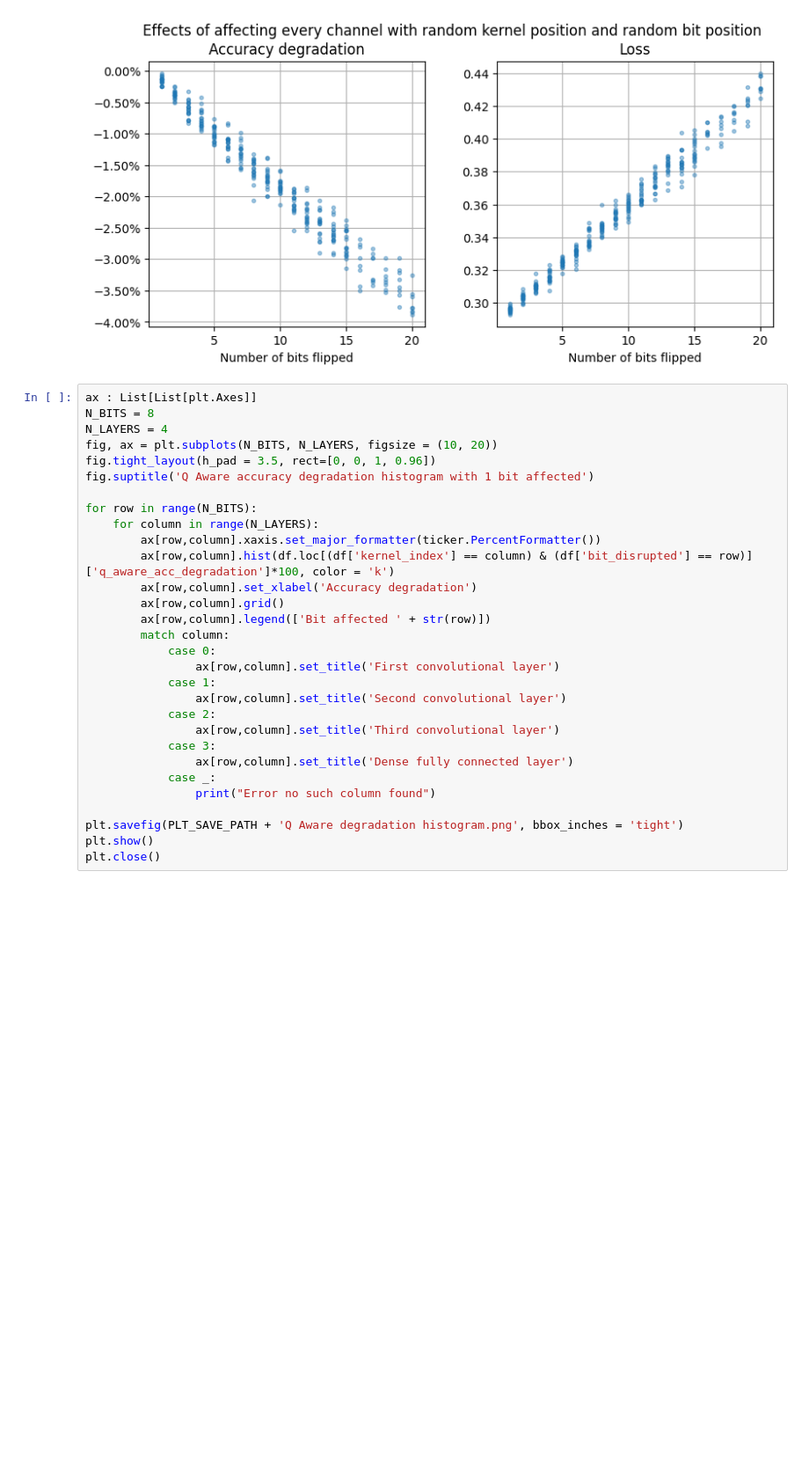
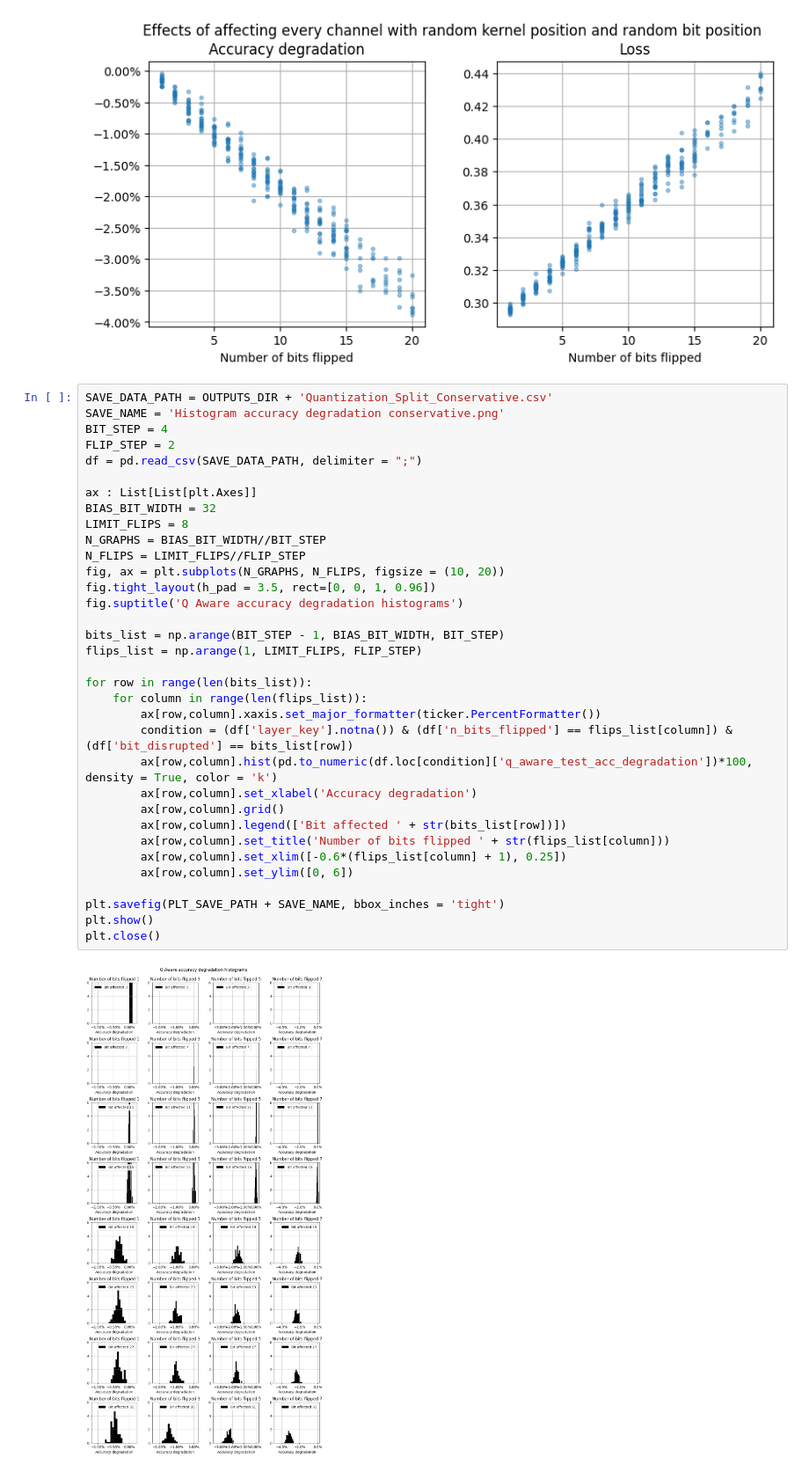
Before and after one commit to Rossbert/Master-Project-Quantization, a Jupyter notebook: Test_Quantization_Plot_Split.ipynb, the cells around one changed output. Shown at 88% size. Saved outputs shown, nothing was run; the diff lists cells and outputs as text; blank space fills up the shorter version.

```diff
--- a/Test_Quantization_Plot_Split.ipynb
+++ b/Test_Quantization_Plot_Split.ipynb
@@ -139,33 +164,39 @@ plt.close()
 # %% [output]
 [figure]
 # %%
+SAVE_DATA_PATH = OUTPUTS_DIR + 'Quantization_Split_Conservative.csv'
+SAVE_NAME = 'Histogram accuracy degradation conservative.png'
+BIT_STEP = 4
+FLIP_STEP = 2
+df = pd.read_csv(SAVE_DATA_PATH, delimiter = ";")
+
 ax : List[List[plt.Axes]]
-N_BITS = 8
-N_LAYERS = 4
-fig, ax = plt.subplots(N_BITS, N_LAYERS, figsize = (10, 20))
+BIAS_BIT_WIDTH = 32
+LIMIT_FLIPS = 8
+N_GRAPHS = BIAS_BIT_WIDTH//BIT_STEP
+N_FLIPS = LIMIT_FLIPS//FLIP_STEP
+fig, ax = plt.subplots(N_GRAPHS, N_FLIPS, figsize = (10, 20))
 fig.tight_layout(h_pad = 3.5, rect=[0, 0, 1, 0.96])
-fig.suptitle('Q Aware accuracy degradation histogram with 1 bit affected')
+fig.suptitle('Q Aware accuracy degradation histograms')
 
-for row in range(N_BITS):
-    for column in range(N_LAYERS):
+bits_list = np.arange(BIT_STEP - 1, BIAS_BIT_WIDTH, BIT_STEP)
+flips_list = np.arange(1, LIMIT_FLIPS, FLIP_STEP)
+
+for row in range(len(bits_list)):
+    for column in range(len(flips_list)):
         ax[row,column].xaxis.set_major_formatter(ticker.PercentFormatter())
-        ax[row,column].hist(df.loc[(df['kernel_index'] == column) & (df['bit_disrupted'] == row)]['q_aware_acc_degradation']*100, color = 'k')
+        condition = (df['layer_key'].notna()) & (df['n_bits_flipped'] == flips_list[column]) & (df['bit_disrupted'] == bits_list[row])
+        ax[row,column].hist(pd.to_numeric(df.loc[condition]['q_aware_test_acc_degradation'])*100, density = True, color = 'k')
         ax[row,column].set_xlabel('Accuracy degradation')
         ax[row,column].grid()
-        ax[row,column].legend(['Bit affected ' + str(row)])
-        match column:
-            case 0:
-                ax[row,column].set_title('First convolutional layer')
-            case 1:
-                ax[row,column].set_title('Second convolutional layer')
-            case 2:
-                ax[row,column].set_title('Third convolutional layer')
-            case 3:
-                ax[row,column].set_title('Dense fully connected layer')
-            case _:
-                print("Error no such column found")
+        ax[row,column].legend(['Bit affected ' + str(bits_list[row])])
+        ax[row,column].set_title('Number of bits flipped ' + str(flips_list[column]))
+        ax[row,column].set_xlim([-0.6*(flips_list[column] + 1), 0.25])
+        ax[row,column].set_ylim([0, 6])
 
-plt.savefig(PLT_SAVE_PATH + 'Q Aware degradation histogram.png', bbox_inches = 'tight')
+plt.savefig(PLT_SAVE_PATH + SAVE_NAME, bbox_inches = 'tight')
 plt.show()
 plt.close()
+# %% [output]
+[figure, added]
 # %%
```
Also changed, not shown: parts of 7 cells of this notebook, 15 other files.
